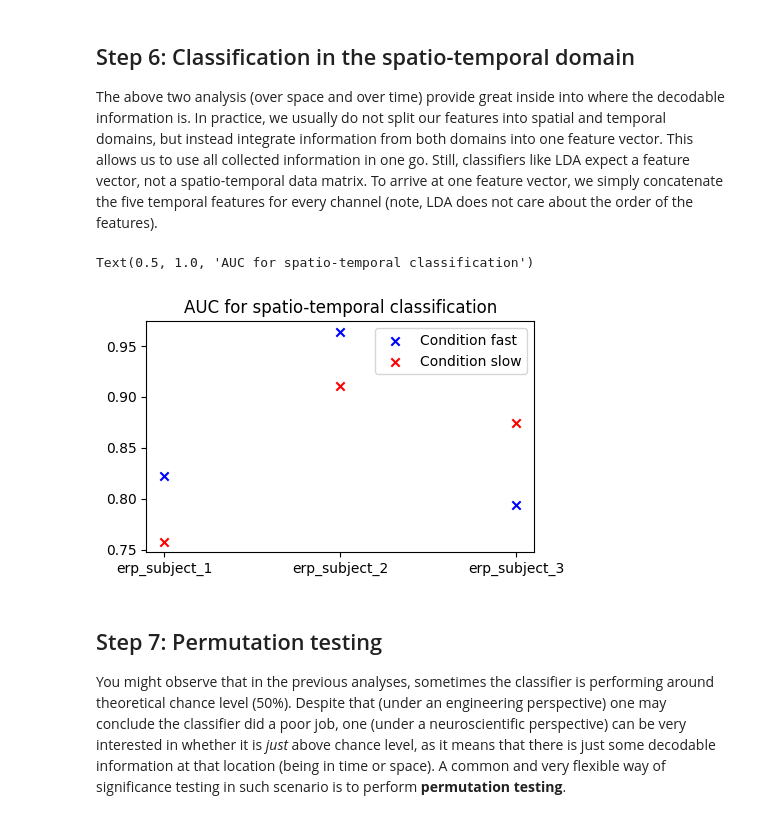
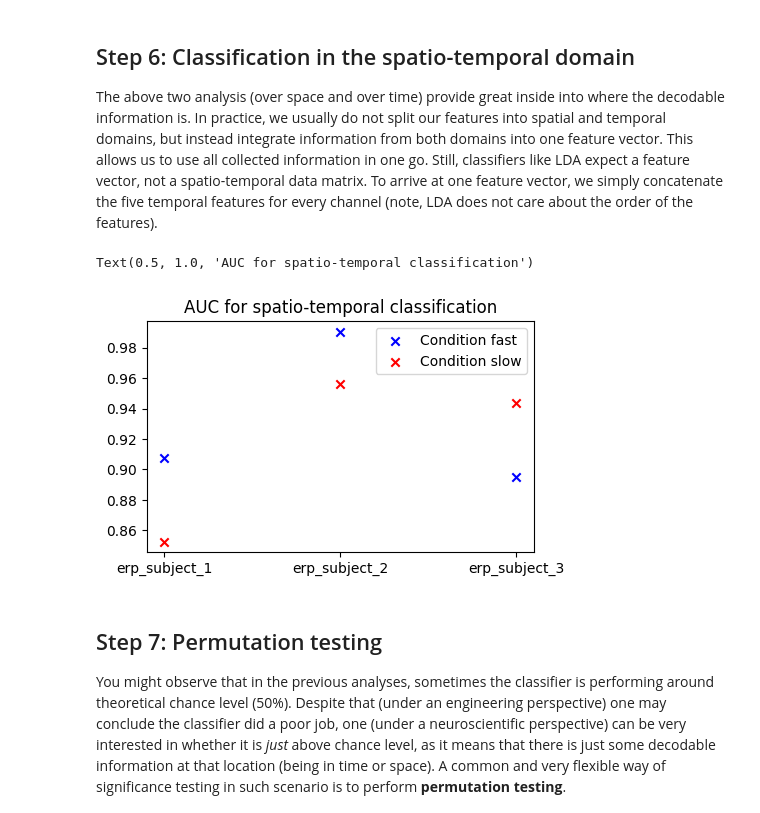
Before and after one commit to thijor/eeg_tutorial_erp, a Jupyter notebook: eeg_tutorial_erp.ipynb, the cells around one changed output. Saved outputs shown, nothing was run; the diff lists cells and outputs as text; code cells hidden in the pictures.

```diff
--- a/eeg_tutorial_erp.ipynb
+++ b/eeg_tutorial_erp.ipynb
@@ -285,7 +285,7 @@ for s_i, session in enumerate(conf['auditory_oddball']['session_list']):
 
             # Extract the data
             epo = all_data[session][condition]
-            X = get_jumping_means(epo.copy().pick([ch_name]), clf_ival_boundaries).squeeze()
+            X = get_jumping_means(epo.copy().pick([ch_name]), clf_ival_boundaries).reshape((-1, 5))
             y = epo.events[:,2]
 
             # Evaluate classifier, save average score over folds
@@ -304,34 +304,34 @@ The above two analysis (over space and over time) provide great inside into wher
 # %%
 # The time intervals
 clf_ival_boundaries = np.array([0.1, 0.17, 0.23, 0.3, 0.41, 0.5])
 
 # Initialize classifier
 lda = ToeplitzLDA(n_channels=n_channels)
 
 n_conditions = len(conf['auditory_oddball']['condition_list'])
 fig, ax = plt.subplots(1, 1, figsize=(5,3))
 
 for s_i, session in enumerate(conf['auditory_oddball']['session_list']):
     scores = np.zeros((n_conditions,))
     for c_i, condition in enumerate(conf['auditory_oddball']['condition_list']):
 
         # Extract the data
         epo = all_data[session][condition]
-        X = get_jumping_means(epo, clf_ival_boundaries).squeeze().reshape((-1, 155))  # flattens
+        X = get_jumping_means(epo, clf_ival_boundaries).transpose((0, 2, 1)).reshape((-1, 155))  # flattens with channel prime order
         y = epo.events[:,2]
 
         # Evaluate classifier, save average score over folds
         scores[c_i] = cross_val_score(lda, X, y, cv=5, scoring='roc_auc').mean()
 
     # Plot scores as scatter
     ax.scatter(session, scores[0], label='Condition fast', color='b', marker='x')
     ax.scatter(session, scores[1], label='Condition slow', color='r', marker='x')
     if s_i == 0:
         plt.legend()
 plt.title('AUC for spatio-temporal classification')
 # %% [output]
 Text(0.5, 1.0, 'AUC for spatio-temporal classification')
-[figure, old version]
+[figure, new version]
 # %% [markdown]
 ## Step 7: Permutation testing
 You might observe that in the previous analyses, sometimes the classifier is performing around theoretical chance level (50%). Despite that (under an engineering perspective) one may conclude the classifier did a poor job, one (under a neuroscientific perspective) can be very interested in whether it is *just* above chance level, as it means that there is just some decodable information at that location (being in time or space). A common and very flexible way of significance testing in such scenario is to perform **permutation testing**.
```
Also changed, not shown: parts of 2 cells of this notebook.
